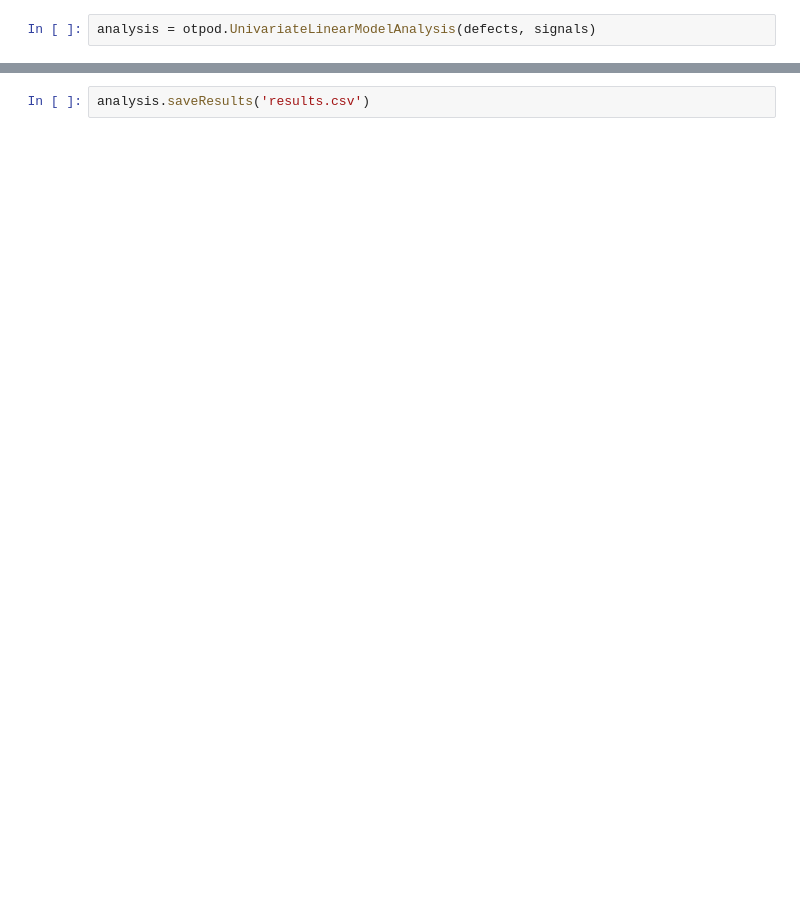
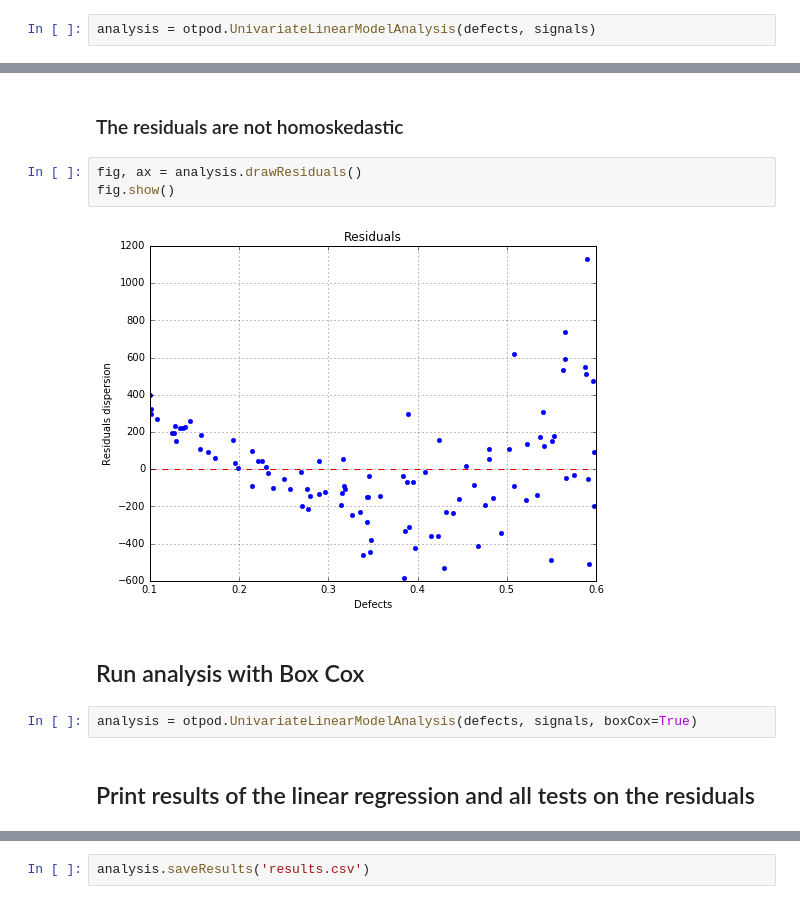
Before and after one commit to openturns/otpod, a Jupyter notebook: doc/source/examples/linearAnalysis.ipynb, the cells around one changed output, grey strips where cells are left out. Cells and saved outputs as stored; diff of their text form; blank space fills up the shorter version.

Commit message:
update linear analysis examples

```diff
--- a/doc/source/examples/linearPOD.ipynb
+++ b/doc/source/examples/linearAnalysis.ipynb
@@ -35,0 +69,13 @@ print analysis.getKolmogorovPValue()
+# %% [markdown]
+### The residuals are not homoskedastic
+# %%
+fig, ax = analysis.drawResiduals()
+fig.show()
+# %% [output]
+[figure, added]
+# %% [markdown]
+## Run analysis with Box Cox
+# %%
+analysis = otpod.UnivariateLinearModelAnalysis(defects, signals, boxCox=True)
+# %% [markdown]
+## Print results of the linear regression and all tests on the residuals
```
Also changed, not shown: parts of 25 cells of this notebook, 46 other files.
